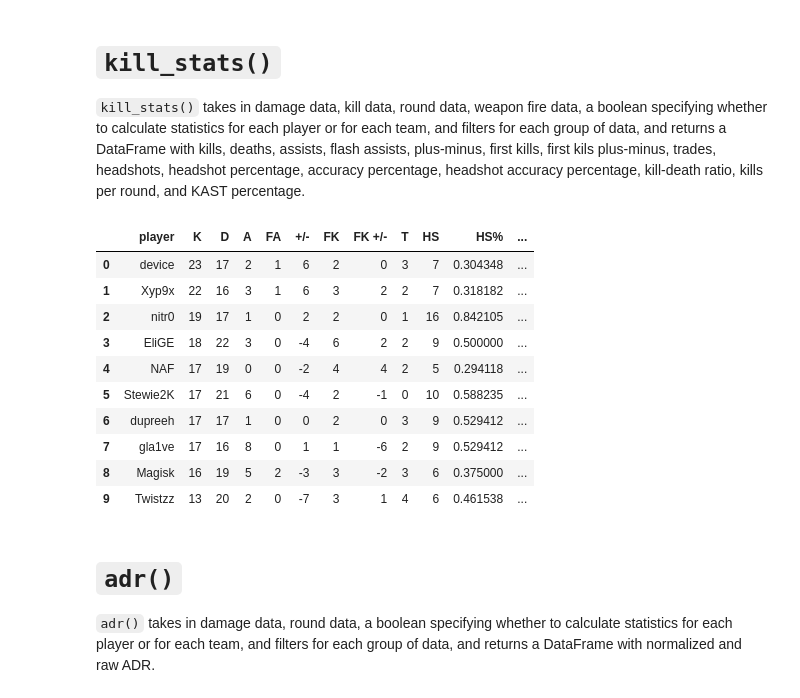
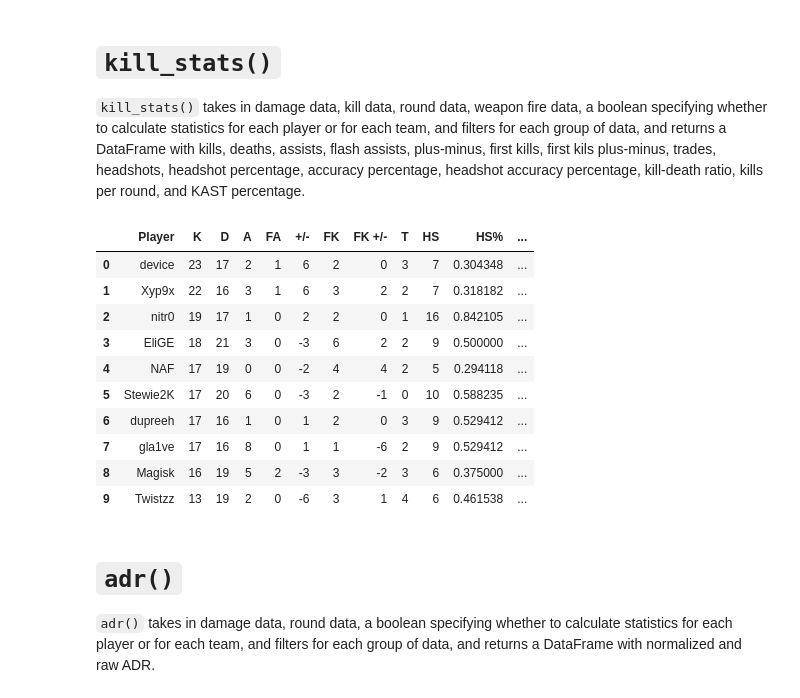
Before and after one commit to pnxenopoulos/awpy, a Jupyter notebook: examples/01_Basic_CSGO_Analysis.ipynb, the cells around one changed output. Saved outputs shown, nothing was run; the diff lists cells and outputs as text; code cells hidden in the pictures.

```diff
--- a/examples/01_Basic_CSGO_Analysis.ipynb
+++ b/examples/01_Basic_CSGO_Analysis.ipynb
@@ -167,9 +185,9 @@ def accuracy(
     damage_filters: Dict[str, Union[List[bool], List[str]]] = {},
     weapon_fire_filters: Dict[str, Union[List[bool], List[str]]] = {},
 ) -> pd.DataFrame:
-    stats = ["playerName", "attackerName", "player"]
+    stats = ["playerName", "attackerName", "Player"]
     if team:
-        stats = ["playerTeam", "attackerTeam", "team"]
+        stats = ["playerTeam", "attackerTeam", "Team"]
     weapon_fires = calc_stats(
         weapon_fire_data,
         weapon_fire_filters,
@@ -216,5 +234,5 @@ def accuracy(
     acc.reset_index(drop=True, inplace=True)
     return acc
 
-accuracy(data_df["damages"], data_df["weaponFires"])
+accuracy(damage_data, weapon_fire_data)
 # %% [output]
@@ -367,14 +385,14 @@ def kill_stats(
     round_filters: Dict[str, Union[List[bool], List[str]]] = {},
     weapon_fire_filters: Dict[str, Union[List[bool], List[str]]] = {},
 ) -> pd.DataFrame:
-    stats = ["attackerName", "victimName", "assisterName", "flashThrowerName", "player"]
+    stats = ["attackerName", "victimName", "assisterName", "flashThrowerName", "Player"]
     if team:
         stats = [
             "attackerTeam",
             "victimTeam",
             "assisterTeam",
             "flashThrowerTeam",
-            "team",
+            "Team",
         ]
     kills = calc_stats(
         kill_data.loc[kill_data["attackerTeam"] != kill_data["victimTeam"]],
@@ -385,7 +403,12 @@ def kill_stats(
         [stats[4], "K"],
     )
     deaths = calc_stats(
-        kill_data, death_filters, [stats[1]], [stats[1]], [["size"]], [stats[4], "D"],
+        kill_data,
+        death_filters,
+        [stats[1]],
+        [stats[1]],
+        [["size"]],
+        [stats[4], "D"],
     )
     assists = calc_stats(
         kill_data.loc[kill_data["assisterTeam"] != kill_data["victimTeam"]],
@@ -473,45 +496,45 @@ def kill_stats(
     if team:
         int_stats = int_stats[0:-1]
     kill_stats[int_stats] = kill_stats[int_stats].astype(int)
     kill_stats["HS%"] = kill_stats["HS%"].astype(float)
     order = [
         stats[4],
         "K",
         "D",
         "A",
         "FA",
         "+/-",
         "FK",
         "FK +/-",
         "T",
         "HS",
         "HS%",
         "ACC%",
         "HS ACC%",
         "KDR",
         "KPR",
         "KAST%",
     ]
     if team:
         order = order[0:8] + order[9:-1]
     kill_stats = kill_stats[order]
     kill_stats.sort_values(by="K", ascending=False, inplace=True)
     kill_stats.reset_index(drop=True, inplace=True)
     return kill_stats
 
-kill_stats(data_df["damages"], data_df["kills"], data_df["rounds"], data_df["weaponFires"])
+kill_stats(damage_data, kill_data,round_data, weapon_fire_data)
 # %% [output]
-|  | player | K | D | A | FA | +/- | FK | FK +/- | T | HS | HS% | ... |
+|  | Player | K | D | A | FA | +/- | FK | FK +/- | T | HS | HS% | ... |
 | 0 | device | 23 | 17 | 2 | 1 | 6 | 2 | 0 | 3 | 7 | 0.304348 | ... |
 | 1 | Xyp9x | 22 | 16 | 3 | 1 | 6 | 3 | 2 | 2 | 7 | 0.318182 | ... |
 | 2 | nitr0 | 19 | 17 | 1 | 0 | 2 | 2 | 0 | 1 | 16 | 0.842105 | ... |
-| 3 | EliGE | 18 | 22 | 3 | 0 | -4 | 6 | 2 | 2 | 9 | 0.500000 | ... |
+| 3 | EliGE | 18 | 21 | 3 | 0 | -3 | 6 | 2 | 2 | 9 | 0.500000 | ... |
 | 4 | NAF | 17 | 19 | 0 | 0 | -2 | 4 | 4 | 2 | 5 | 0.294118 | ... |
-| 5 | Stewie2K | 17 | 21 | 6 | 0 | -4 | 2 | -1 | 0 | 10 | 0.588235 | ... |
-| 6 | dupreeh | 17 | 17 | 1 | 0 | 0 | 2 | 0 | 3 | 9 | 0.529412 | ... |
+| 5 | Stewie2K | 17 | 20 | 6 | 0 | -3 | 2 | -1 | 0 | 10 | 0.588235 | ... |
+| 6 | dupreeh | 17 | 16 | 1 | 0 | 1 | 2 | 0 | 3 | 9 | 0.529412 | ... |
 | 7 | gla1ve | 17 | 16 | 8 | 0 | 1 | 1 | -6 | 2 | 9 | 0.529412 | ... |
 | 8 | Magisk | 16 | 19 | 5 | 2 | -3 | 3 | -2 | 3 | 6 | 0.375000 | ... |
-| 9 | Twistzz | 13 | 20 | 2 | 0 | -7 | 3 | 1 | 4 | 6 | 0.461538 | ... |
+| 9 | Twistzz | 13 | 19 | 2 | 0 | -6 | 3 | 1 | 4 | 6 | 0.461538 | ... |
 # %% [markdown]
 # `adr()`
 `adr()` takes in damage data, round data, a boolean specifying whether to calculate statistics for each player or for each team, and filters for each group of data, and returns a DataFrame with normalized and raw ADR.
```
Also changed, not shown: parts of 22 cells of this notebook, 3 other files.
